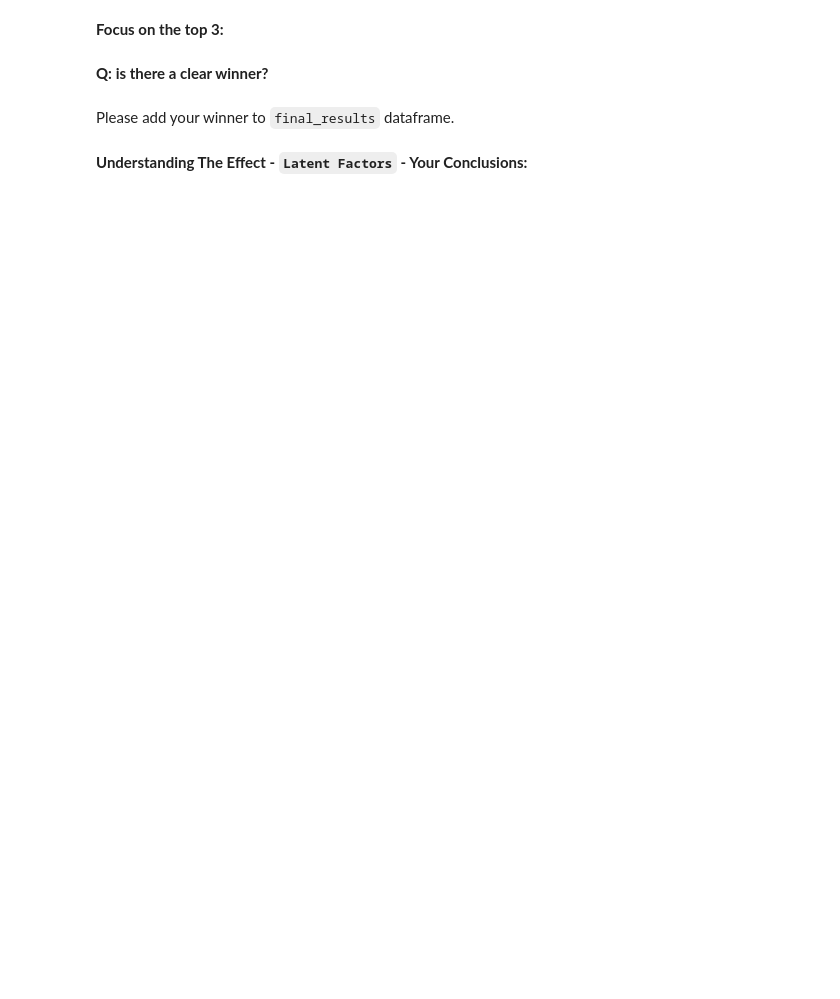
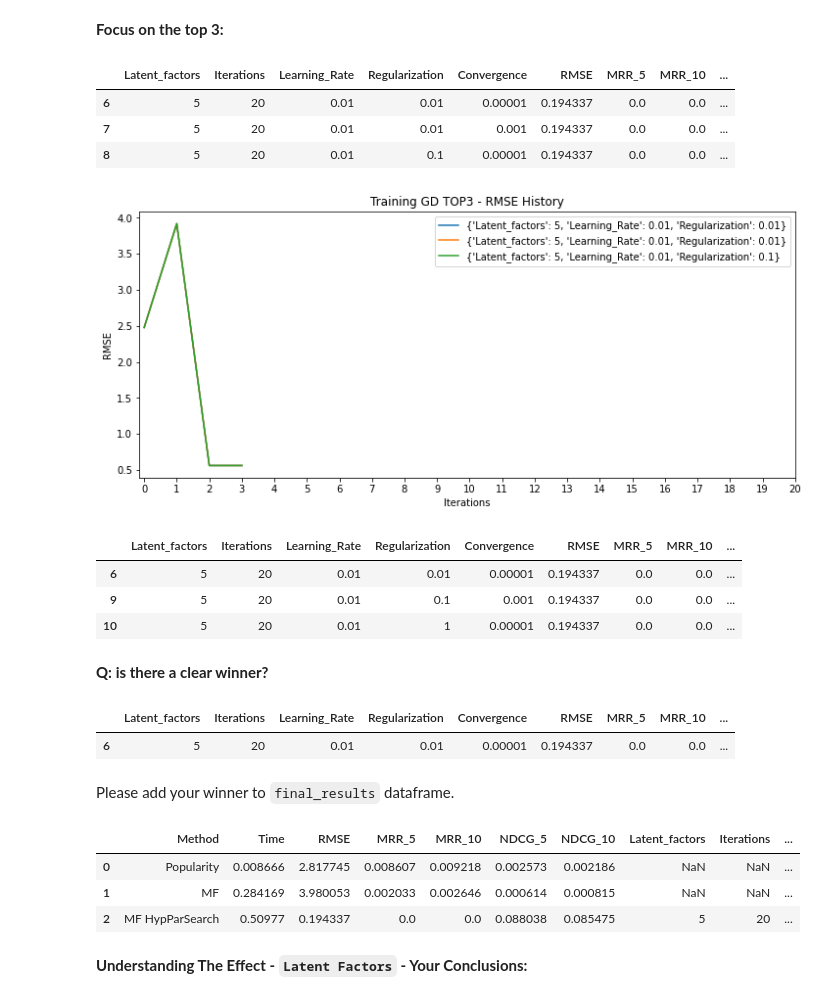
Before and after one commit to tsalex1992/Recommendation-Systems, a Jupyter notebook: HW1/Assignment1.ipynb, the cells around one changed output. Saved outputs shown, nothing was run; the diff lists cells and outputs as text; code cells hidden in the pictures; blank space fills up the shorter version.

```diff
--- a/HW1/Assignment1.ipynb
+++ b/HW1/Assignment1.ipynb
@@ -721,20 +764,22 @@ for n_iter in n_iterations:
                     start = time.time()
 
                     # train MF
-                    mf.fit(verbose=False)
-                    # mf.train(n_iterations=n_iter,verbose=False,optim='GD',learning_rate=lr,regularization=reg,convergence=conv)
-
-                    # record traning time
+                    mf.fit(n_iterations=n_iter,verbose=False,learning_rate=lr,regularization=reg,convergence=conv)
                     dic['Time'] = time.time() - start
 
                     # eval model
                     # please use the model evaluation funcntions
-                    pass
+                    dic["RMSE"]    = mf.get_rmse(test.values)
+                    dic["MRR_5"]   = mf.get_mrr(test.values,k=5)
+                    dic["MRR_10"]  = mf.get_mrr(test.values,k=10)
+                    dic["NDCG_5"]  = mf.get_ndcg(test.values,k=5)
+                    dic["NDCG_10"] = mf.get_ndcg(test.values,k=10)
 
                     # record model history
-                    dic['History'] = [] # model
+                    dic['History'] = mf.history # model
 
                     # add experiment
                     results = results.append(dic,ignore_index=True)
+                    # print('Done with ',dic)
 
-results
+results.head(5)
@@ -757,23 +811,48 @@ plt.show();
 # %% [markdown]
 **Focus on the top 3:**
 # %%
-results.loc[results.RMSE.nsmallest(3).index,:]
+results['RMSEFloat'] = results['RMSE'].astype(float)
+nSmallestIdx= results['RMSEFloat'].nsmallest(3).index
+results.loc[nSmallestIdx,:]
+# %% [output]
+|  | Latent_factors | Iterations | Learning_Rate | Regularization | Convergence | RMSE | MRR_5 | MRR_10 | ... |
+| 6 | 5 | 20 | 0.01 | 0.01 | 0.00001 | 0.194337 | 0.0 | 0.0 | ... |
+| 7 | 5 | 20 | 0.01 | 0.01 | 0.001 | 0.194337 | 0.0 | 0.0 | ... |
+| 8 | 5 | 20 | 0.01 | 0.1 | 0.00001 | 0.194337 | 0.0 | 0.0 | ... |
 # %%
-lines = lines[results.RMSE.nsmallest(3).index]
+lines = lines[nSmallestIdx]
 plt.figure(figsize=(12,5))
 
 for l in lines:
     plt.plot(l)
 
 plt.xticks(np.arange(n_iterations[0]+1))
 
-leg = (results.loc[results.RMSE.nsmallest(3).index,['Latent_factors','Learning_Rate','Regularization']]).T.to_dict().values()
+leg = (results.loc[nSmallestIdx,['Latent_factors','Learning_Rate','Regularization']]).T.to_dict().values()
 plt.xticks(np.arange(n_iterations[0]+1))
 plt.title('Training GD TOP3 - RMSE History')
 plt.xlabel('Iterations')
 plt.ylabel('RMSE')
 plt.legend(leg)
 plt.show();
+# %% [output]
+[figure, added]
+# %%
+# RMSE is important but we can also use other metrics we can use to evaluate the model
+# here we gave RMSE a weight of 10 and all other metrics a weight of 1
+results["RMSERank"] = results["RMSEFloat"].rank(method='dense',ascending=False, pct= True) * 10
+results["MRR_5Rank"] = results["MRR_5"].rank(method='dense',ascending=True, pct= True)
+results["MRR_10Rank"] = results["MRR_10"].rank(method='dense',ascending=True, pct= True)
+results["NDCG_5Rank"] = results["NDCG_5"].rank(method='dense',ascending=True, pct= True)
+results["NDCG_10Rank"] = results["NDCG_10"].rank(method='dense',ascending=True, pct= True)
+results["Rank"] = results[["RMSERank","MRR_5Rank","MRR_10Rank","NDCG_5Rank","NDCG_10Rank"]].mean(axis=1)
+results["Method"]= "MF HypParSearch"
+results.sort_values(by='Rank',ascending=False).head(3)
+# %% [output]
+|  | Latent_factors | Iterations | Learning_Rate | Regularization | Convergence | RMSE | MRR_5 | MRR_10 | ... |
+| 6 | 5 | 20 | 0.01 | 0.01 | 0.00001 | 0.194337 | 0.0 | 0.0 | ... |
+| 9 | 5 | 20 | 0.01 | 0.1 | 0.001 | 0.194337 | 0.0 | 0.0 | ... |
+| 10 | 5 | 20 | 0.01 | 1 | 0.00001 | 0.194337 | 0.0 | 0.0 | ... |
 # %% [markdown]
 
 **Q: is there a clear winner?**
@@ -782,2 +859,9 @@ plt.show();
+# %%
+# The 3 best performing parameters set in RMSE terms showed similar results (+/- 0.5 %) in all evaluation measures
+bestIdx= results['Rank'].nlargest(1).index
+results.iloc[bestIdx,:]
+# %% [output]
+|  | Latent_factors | Iterations | Learning_Rate | Regularization | Convergence | RMSE | MRR_5 | MRR_10 | ... |
+| 6 | 5 | 20 | 0.01 | 0.01 | 0.00001 | 0.194337 | 0.0 | 0.0 | ... |
 # %% [markdown]
 Please add your winner to `final_results` dataframe.
@@ -787,0 +868,10 @@ pass
+# %%
+# final_results = pd.DataFrame(columns=final_results.columns)
+final_results= final_results.append(results.loc[bestIdx,['Method','Latent_factors','Iterations','Learning_Rate','Regularization','Convergence','RMSE','MRR_5','MRR_10','NDCG_5','NDCG_10','Time']],ignore_index=True)
+final_results
+# pass
+# %% [output]
+|  | Method | Time | RMSE | MRR_5 | MRR_10 | NDCG_5 | NDCG_10 | Latent_factors | Iterations | ... |
+| 0 | Popularity | 0.008666 | 2.817745 | 0.008607 | 0.009218 | 0.002573 | 0.002186 | NaN | NaN | ... |
+| 1 | MF | 0.284169 | 3.980053 | 0.002033 | 0.002646 | 0.000614 | 0.000815 | NaN | NaN | ... |
+| 2 | MF HypParSearch | 0.50977 | 0.194337 | 0.0 | 0.0 | 0.088038 | 0.085475 | 5 | 20 | ... |
```
Also changed, not shown: parts of 31 cells of this notebook.
